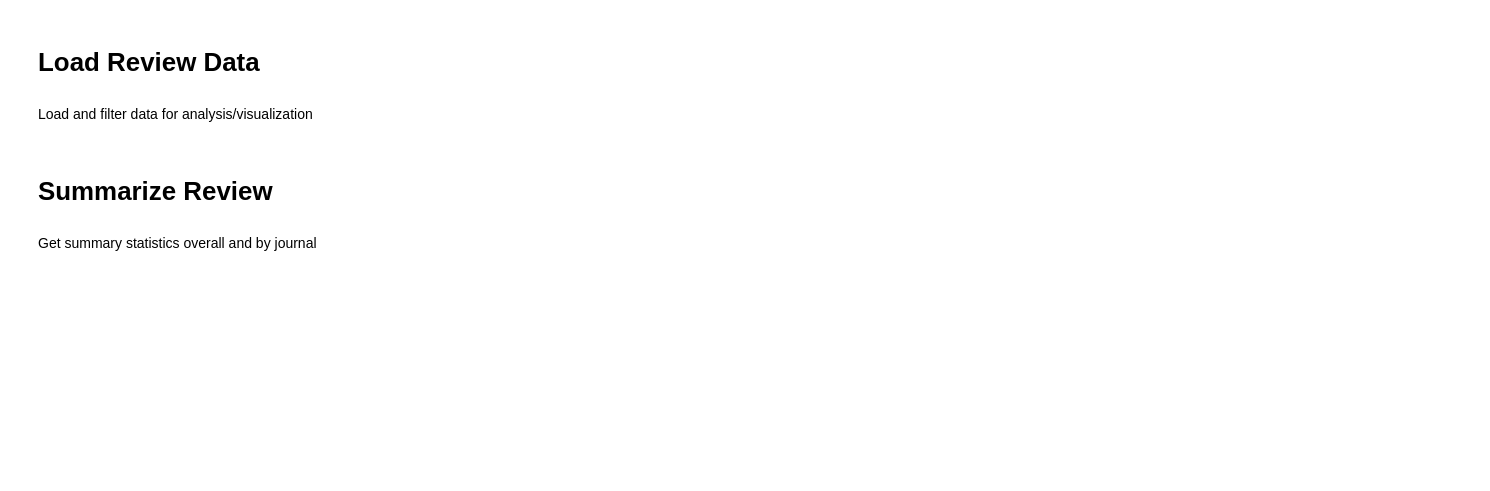
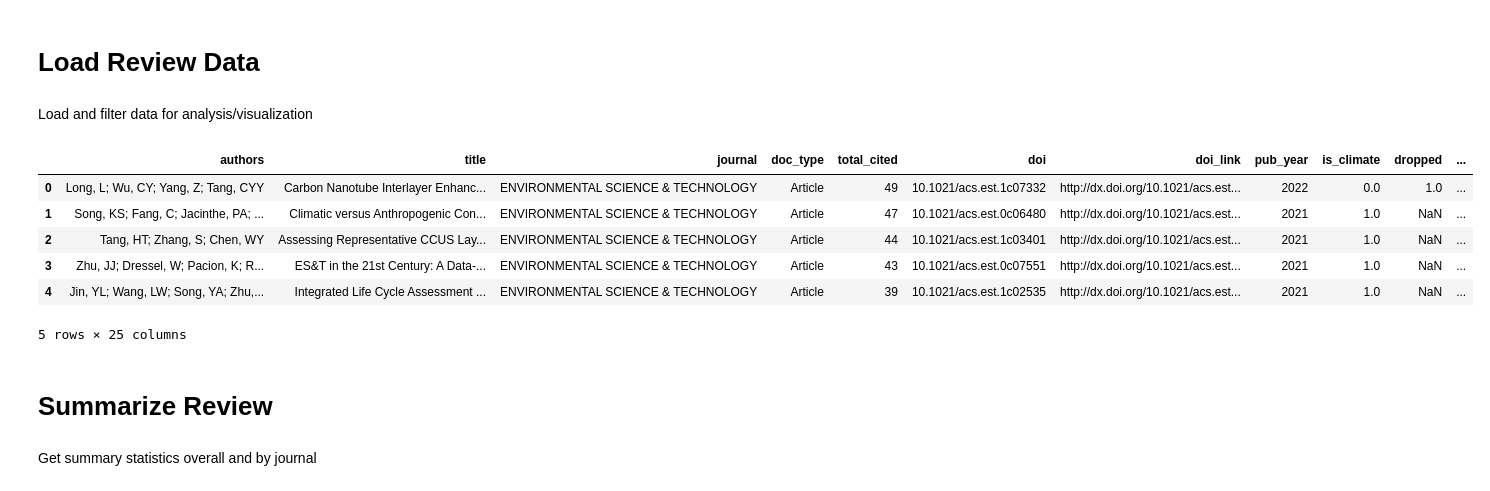
Before and after one commit to abpoll/open, a Jupyter notebook: src/Results.ipynb, the cells around one changed output. Saved outputs shown, nothing was run; the diff lists cells and outputs as text; code cells hidden in the pictures; blank space fills up the shorter version.

```diff
--- a/src/Results.ipynb
+++ b/src/Results.ipynb
@@ -18,5 +18,6 @@ ROOT_DIR = path.parent.absolute()
 r_fp = join(ROOT_DIR, 'data', 'processed')
 # %%
 # Read data
-open_df = pd.read_csv(join(r_fp, 'reviewsample.csv'))
+open_df = pd.read_csv(join(r_fp, 'articles_reviewed.csv'),
+                      encoding='latin1')
 # %%
@@ -39,3 +28,13 @@ open_f = open_df2.loc[df2_mask]
+# %%
+open_df.head()
+# %% [output]
+|  | authors | title | journal | doc_type | total_cited | doi | doi_link | pub_year | is_climate | dropped | ... |
+| 0 | Long, L; Wu, CY; Yang, Z; Tang, CYY | Carbon Nanotube Interlayer Enhanc... | ENVIRONMENTAL SCIENCE & TECHNOLOGY | Article | 49 | 10.1021/acs.est.1c07332 | http://dx.doi.org/10.1021/acs.est... | 2022 | 0.0 | 1.0 | ... |
+| 1 | Song, KS; Fang, C; Jacinthe, PA; ... | Climatic versus Anthropogenic Con... | ENVIRONMENTAL SCIENCE & TECHNOLOGY | Article | 47 | 10.1021/acs.est.0c06480 | http://dx.doi.org/10.1021/acs.est... | 2021 | 1.0 | NaN | ... |
+| 2 | Tang, HT; Zhang, S; Chen, WY | Assessing Representative CCUS Lay... | ENVIRONMENTAL SCIENCE & TECHNOLOGY | Article | 44 | 10.1021/acs.est.1c03401 | http://dx.doi.org/10.1021/acs.est... | 2021 | 1.0 | NaN | ... |
+| 3 | Zhu, JJ; Dressel, W; Pacion, K; R... | ES&T in the 21st Century: A Data-... | ENVIRONMENTAL SCIENCE & TECHNOLOGY | Article | 43 | 10.1021/acs.est.0c07551 | http://dx.doi.org/10.1021/acs.est... | 2021 | 1.0 | NaN | ... |
+| 4 | Jin, YL; Wang, LW; Song, YA; Zhu,... | Integrated Life Cycle Assessment ... | ENVIRONMENTAL SCIENCE & TECHNOLOGY | Article | 39 | 10.1021/acs.est.1c02535 | http://dx.doi.org/10.1021/acs.est... | 2021 | 1.0 | NaN | ... |
+5 rows × 25 columns
 # %% [markdown]
 # Summarize Review
 # %% [markdown]
```
Also changed, not shown: parts of 1 cell of this notebook, 1 other file.
